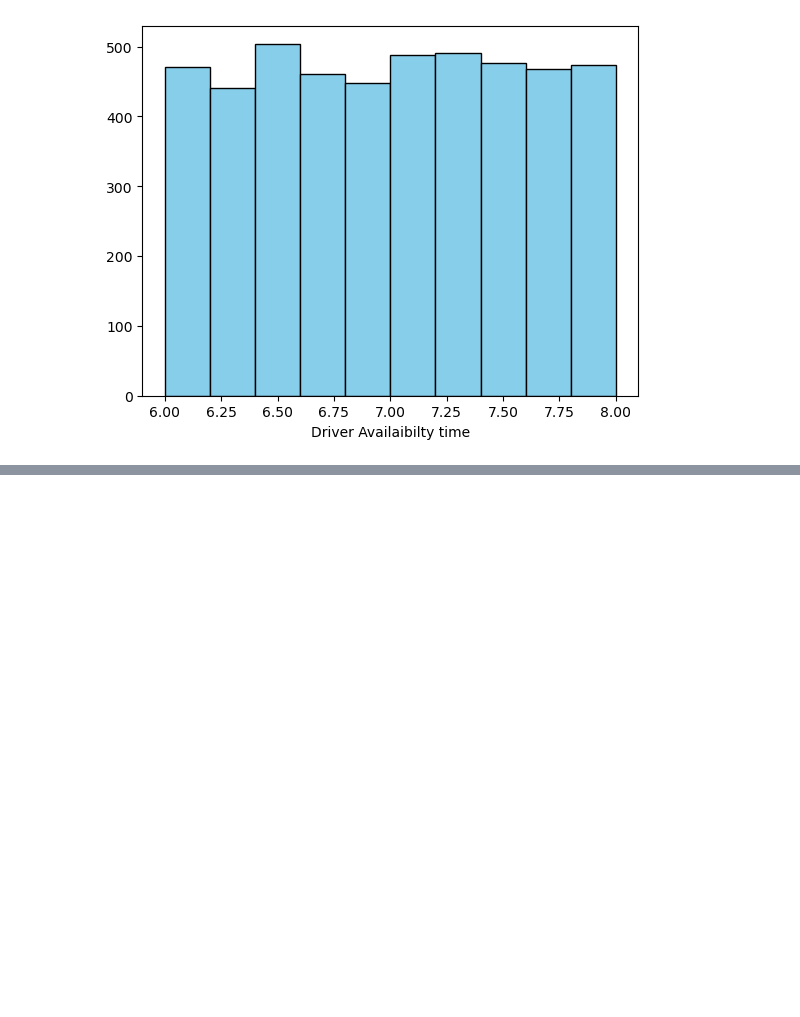
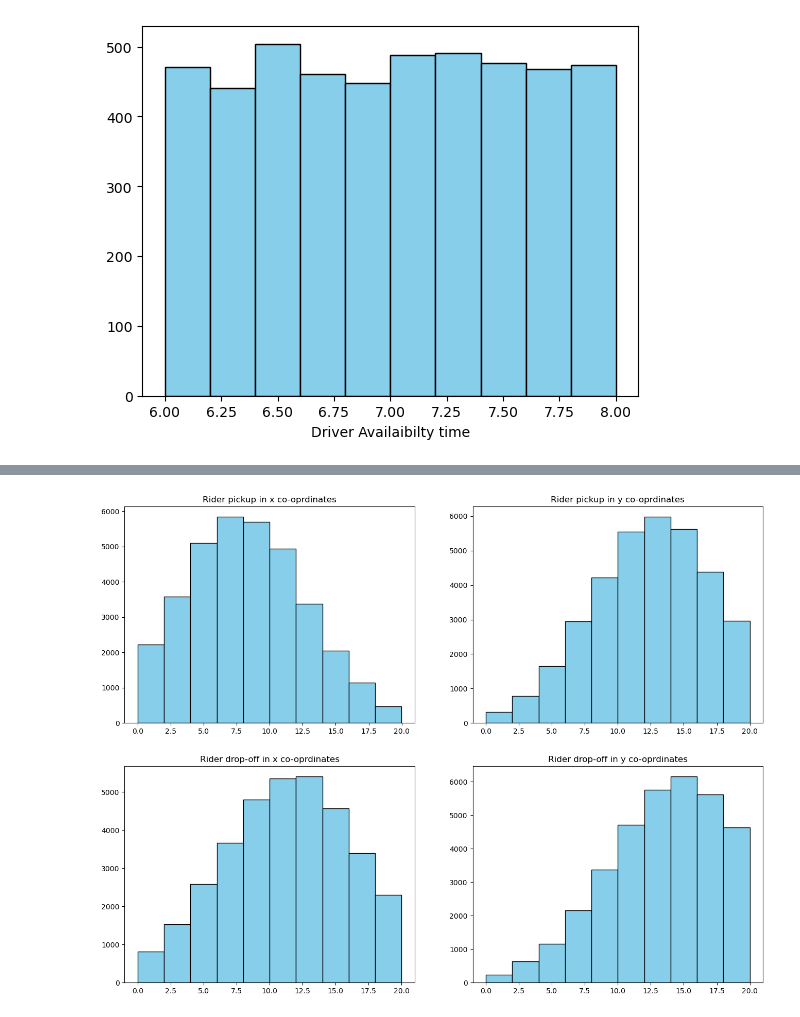
Before and after one commit to fakhruddin-12/Simulation, a Jupyter notebook: data simulate.ipynb, the cells around one changed output, grey strips where cells are left out. Drawn from its saved outputs; the diff is of its cells as text; code cells hidden in the pictures; blank space fills up the shorter version.

```diff
--- a/data simulate.ipynb
+++ b/data simulate.ipynb
@@ -120,0 +165,27 @@ plt.show()
+# %%
+# rider distance spatial distribution
+# rider pickup location
+rider_pickup=riders.pickup_location.values
+rider_pickup_pair=np.array([ast.literal_eval(item) for item in rider_pickup])
+rider_pickup_x=rider_pickup_pair[:,0]
+rider_pickup_y=rider_pickup_pair[:,1]
+
+# rider drop-off location
+rider_drop=riders.dropoff_location.values
+rider_drop_pair=np.array([ast.literal_eval(item) for item in rider_drop])
+rider_drop_x=rider_drop_pair[:,0]
+rider_drop_y=rider_drop_pair[:,1]
+# %%
+# histogram for rider
+fig,ax=plt.subplots(2,2,figsize=(16, 12))
+ax[0,0].hist(rider_pickup_x,bins=10,color="skyblue", edgecolor="black")
+ax[0,0].set_title("Rider pickup in x co-oprdinates")
+ax[0,1].hist(rider_pickup_y,bins=10,color="skyblue", edgecolor="black")
+ax[0,1].set_title("Rider pickup in y co-oprdinates")
+ax[1,0].hist(rider_drop_x,bins=10,color="skyblue", edgecolor="black")
+ax[1,0].set_title("Rider drop-off in x co-oprdinates")
+ax[1,1].hist(rider_drop_y,bins=10,color="skyblue", edgecolor="black")
+ax[1,1].set_title("Rider drop-off in y co-oprdinates")
+plt.show()
+# %% [output]
+[figure, added]
```
Also changed, not shown: parts of 12 cells of this notebook.
